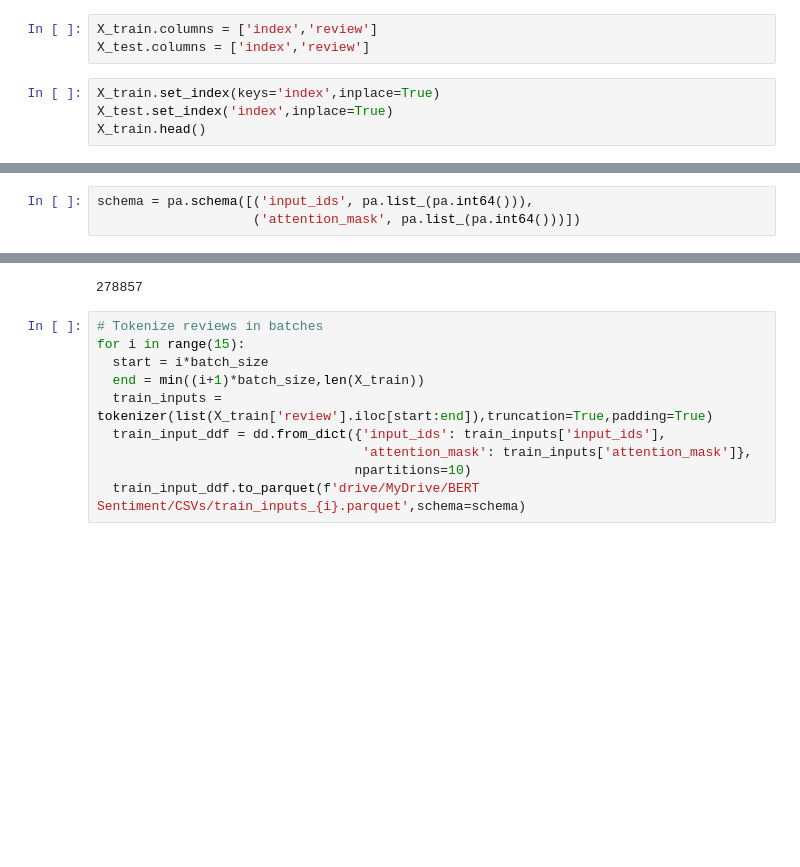
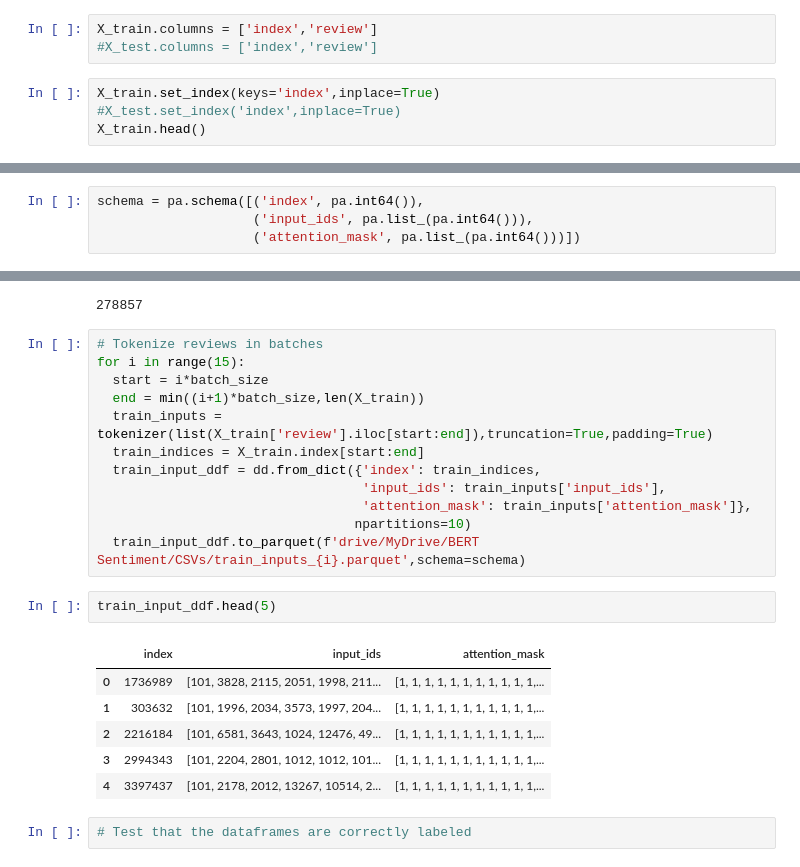
Before and after one commit to MsEM11/BERT_Sentiment, a Jupyter notebook: Notebooks/3_Preprocessing.ipynb, the cells around one changed output, grey strips where cells are left out. Saved outputs shown, nothing was run; the diff lists cells and outputs as text; blank space fills up the shorter version.

Commit message:
Change format of parquets to include original index

```diff
--- a/Notebooks/3_Preprocessing.ipynb
+++ b/Notebooks/3_Preprocessing.ipynb
@@ -34,9 +34,9 @@ X_test = pd.read_csv('drive/MyDrive/BERT Sentiment/CSVs/X_test_full.csv')
 # %%
 X_train.columns = ['index','review']
-X_test.columns = ['index','review']
+#X_test.columns = ['index','review']
 # %%
 X_train.set_index(keys='index',inplace=True)
-X_test.set_index('index',inplace=True)
+#X_test.set_index('index',inplace=True)
 X_train.head()
 # %% [output]
 |  | review |
@@ -111,5 +129,6 @@ test_input_ddf.head(5)
 # %%
-schema = pa.schema([('input_ids', pa.list_(pa.int64())),
+schema = pa.schema([('index', pa.int64()),
+                    ('input_ids', pa.list_(pa.int64())),
                     ('attention_mask', pa.list_(pa.int64()))])
 # %%
 test_input_ddf.to_parquet('drive/MyDrive/BERT Sentiment/CSVs/test_inputs.parquet',schema=schema)
@@ -125,7 +144,20 @@ for i in range(15):
   start = i*batch_size
   end = min((i+1)*batch_size,len(X_train))
   train_inputs = tokenizer(list(X_train['review'].iloc[start:end]),truncation=True,padding=True)
-  train_input_ddf = dd.from_dict({'input_ids': train_inputs['input_ids'],
+  train_indices = X_train.index[start:end]
+  train_input_ddf = dd.from_dict({'index': train_indices,
+                                  'input_ids': train_inputs['input_ids'],
                                   'attention_mask': train_inputs['attention_mask']},
                                  npartitions=10)
   train_input_ddf.to_parquet(f'drive/MyDrive/BERT Sentiment/CSVs/train_inputs_{i}.parquet',schema=schema)
+# %%
+train_input_ddf.head(5)
+# %% [output]
+|  | index | input_ids | attention_mask |
+| 0 | 1736989 | [101, 3828, 2115, 2051, 1998, 211... | [1, 1, 1, 1, 1, 1, 1, 1, 1, 1, 1,... |
+| 1 | 303632 | [101, 1996, 2034, 3573, 1997, 204... | [1, 1, 1, 1, 1, 1, 1, 1, 1, 1, 1,... |
+| 2 | 2216184 | [101, 6581, 3643, 1024, 12476, 49... | [1, 1, 1, 1, 1, 1, 1, 1, 1, 1, 1,... |
+| 3 | 2994343 | [101, 2204, 2801, 1012, 1012, 101... | [1, 1, 1, 1, 1, 1, 1, 1, 1, 1, 1,... |
+| 4 | 3397437 | [101, 2178, 2012, 13267, 10514, 2... | [1, 1, 1, 1, 1, 1, 1, 1, 1, 1, 1,... |
+# %%
+# Test that the dataframes are correctly labeled
```
Also changed, not shown: parts of 11 cells of this notebook.
